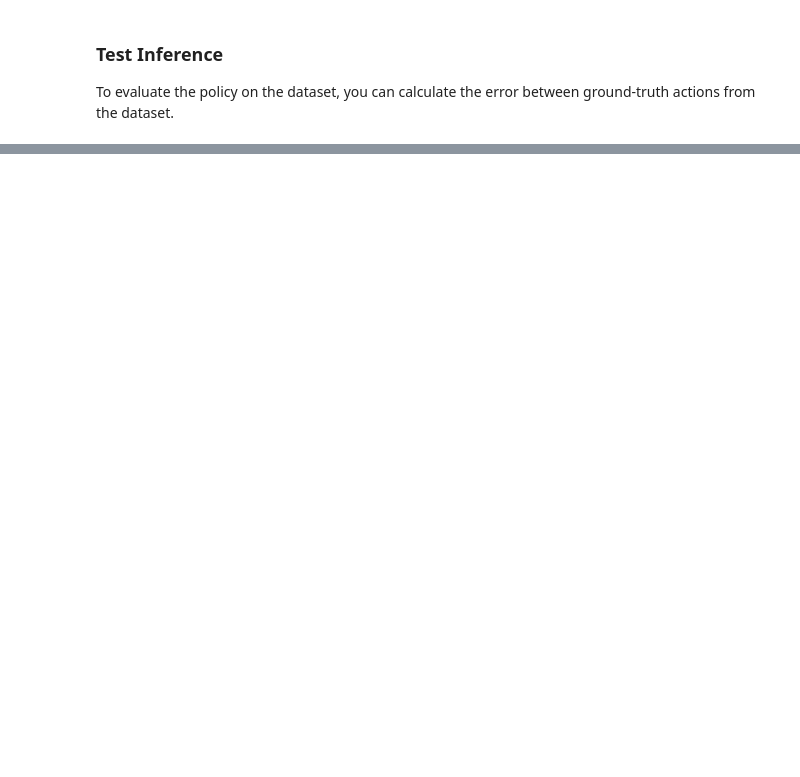
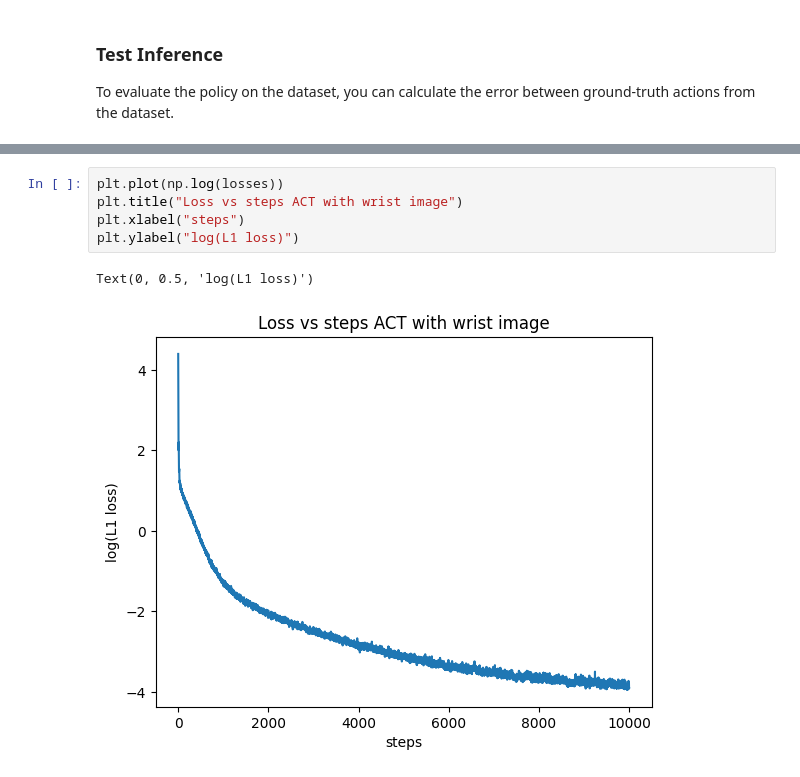
Before and after one commit to GeorgeHuber/lerobot-papras, a Jupyter notebook: 3.train.merged.ipynb, the cells around one changed output, grey strips where cells are left out. Drawn from its saved outputs; the diff is of its cells as text; blank space fills up the shorter version.

```diff
--- a/3.train.merged.ipynb
+++ b/3.train.merged.ipynb
@@ -522,0 +524,8 @@ plt.show()
+# %%
+plt.plot(np.log(losses))
+plt.title("Loss vs steps ACT with wrist image")
+plt.xlabel("steps")
+plt.ylabel("log(L1 loss)")
+# %% [output]
+Text(0, 0.5, 'log(L1 loss)')
+[figure, added]
```
Also changed, not shown: parts of 10 cells of this notebook, 2 other files.
